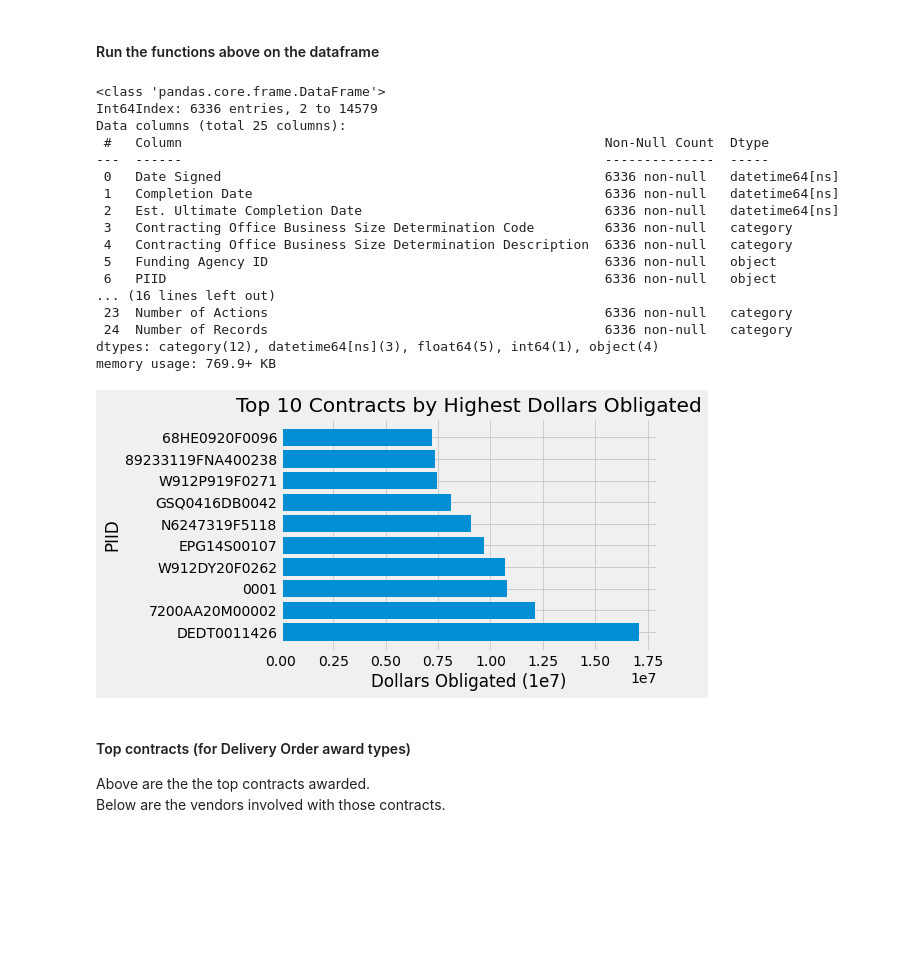
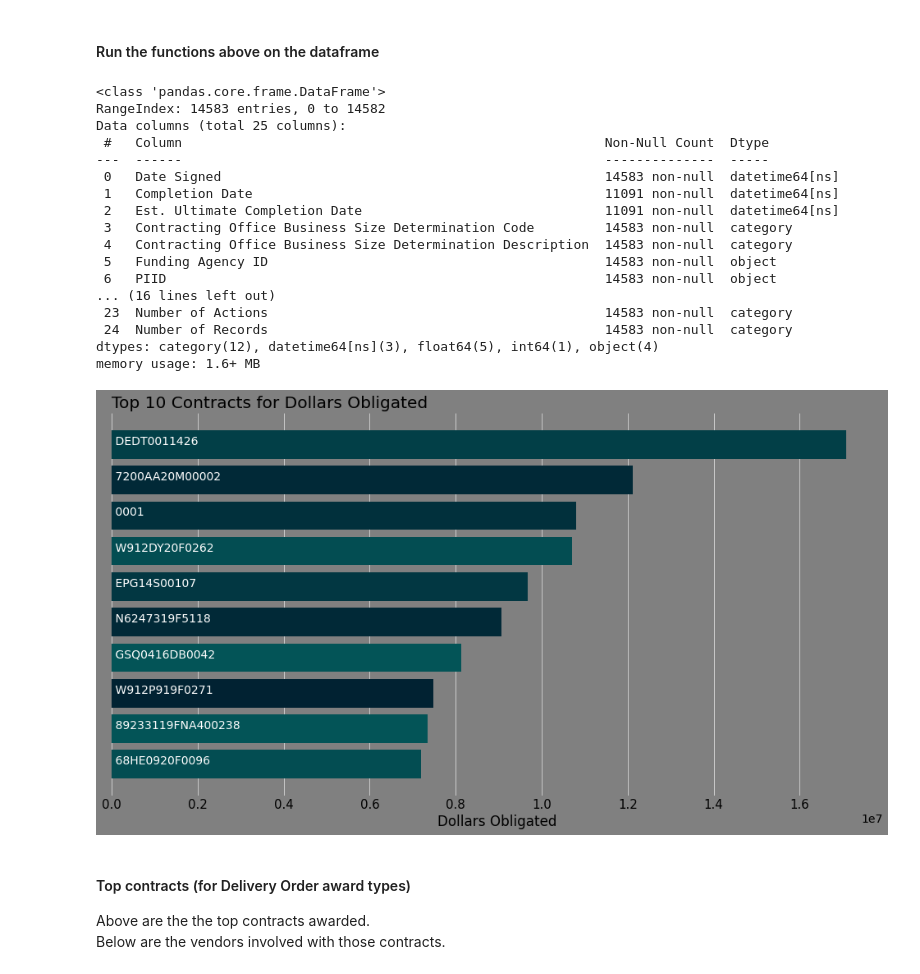
Before and after one commit to jryan814/datab-projects, a Jupyter notebook: gov_contracting_analysis.ipynb, the cells around one changed output. Cells and saved outputs as stored; diff of their text form; code cells hidden in the pictures; blank space fills up the shorter version.

```diff
--- a/gov_contracting_analysis.ipynb
+++ b/gov_contracting_analysis.ipynb
@@ -166,22 +166,22 @@ data2 = isolate_award_type(data2, award_types)
 # data_cats = create_dummies(data2)
 # %%
 # Dataframe info post cleaning
-data2.info()
+full_data.info()
 # %% [output]
 <class 'pandas.core.frame.DataFrame'>
-Int64Index: 6336 entries, 2 to 14579
+RangeIndex: 14583 entries, 0 to 14582
 Data columns (total 25 columns):
  #   Column                                                      Non-Null Count  Dtype
 ---  ------                                                      --------------  -----
- 0   Date Signed                                                 6336 non-null   datetime64[ns]
- 1   Completion Date                                             6336 non-null   datetime64[ns]
- 2   Est. Ultimate Completion Date                               6336 non-null   datetime64[ns]
- 3   Contracting Office Business Size Determination Code         6336 non-null   category
- 4   Contracting Office Business Size Determination Description  6336 non-null   category
- 5   Funding Agency ID                                           6336 non-null   object
- 6   PIID                                                        6336 non-null   object
+ 0   Date Signed                                                 14583 non-null  datetime64[ns]
+ 1   Completion Date                                             11091 non-null  datetime64[ns]
+ 2   Est. Ultimate Completion Date                               11091 non-null  datetime64[ns]
+ 3   Contracting Office Business Size Determination Code         14583 non-null  category
+ 4   Contracting Office Business Size Determination Description  14583 non-null  category
+ 5   Funding Agency ID                                           14583 non-null  object
+ 6   PIID                                                        14583 non-null  object
 ... (16 lines left out)
- 23  Number of Actions                                           6336 non-null   category
- 24  Number of Records                                           6336 non-null   category
+ 23  Number of Actions                                           14583 non-null  category
+ 24  Number of Records                                           14583 non-null  category
 dtypes: category(12), datetime64[ns](3), float64(5), int64(1), object(4)
-memory usage: 769.9+ KB
+memory usage: 1.6+ MB
@@ -188,19 +225,18 @@ memory usage: 769.9+ KB
 # %%
 vendor_group = data2.pivot_table(
     index=['PIID'],
     values=['Base and All Options Value (Total Contract Value)',
             'Base and Exercised Options Value',
             'Dollars Obligated',
             'Number of Offers Received'], aggfunc=lambda x: sum(x))
-contract_values = vendor_group.sort_values(['Dollars Obligated'], ascending=False).head(10)
-# Not that the PIID's are highly practical, but additional info isn't readily available.
-c_val = contract_values.reset_index()
-plt.barh('PIID', 'Dollars Obligated', data=c_val)
-plt.title('Top 10 Contracts by Highest Dollars Obligated')
-plt.ylabel('PIID')
-plt.xlabel('Dollars Obligated (1e7)');
+contract_values = vendor_group.sort_values(['Dollars Obligated'], ascending=True).tail(10)
+
+# Not that the PIID's are highly practical, but this is the info readily available
+c_vals = contract_values.reset_index()
+xtest = plotter(c_vals, 'PIID', 'Dollars Obligated', 'Top 10 Contracts for Dollars Obligated')
+xtest.show()
 # %% [output]
-[figure, old version]
+[figure, new version]
 # %% [markdown]
 #### Top contracts (for Delivery Order award types)
 Above are the the top contracts awarded.
```
Also changed, not shown: parts of 14 cells of this notebook.
